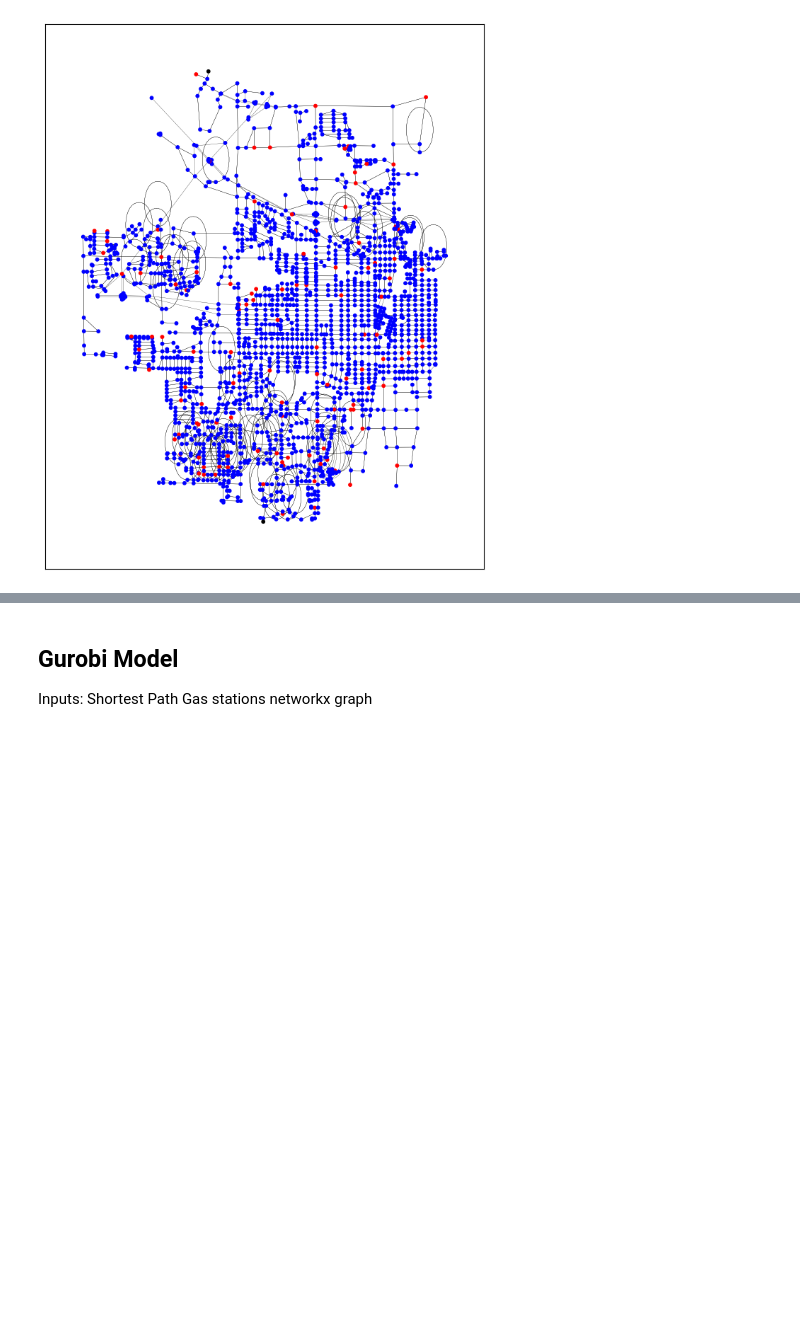
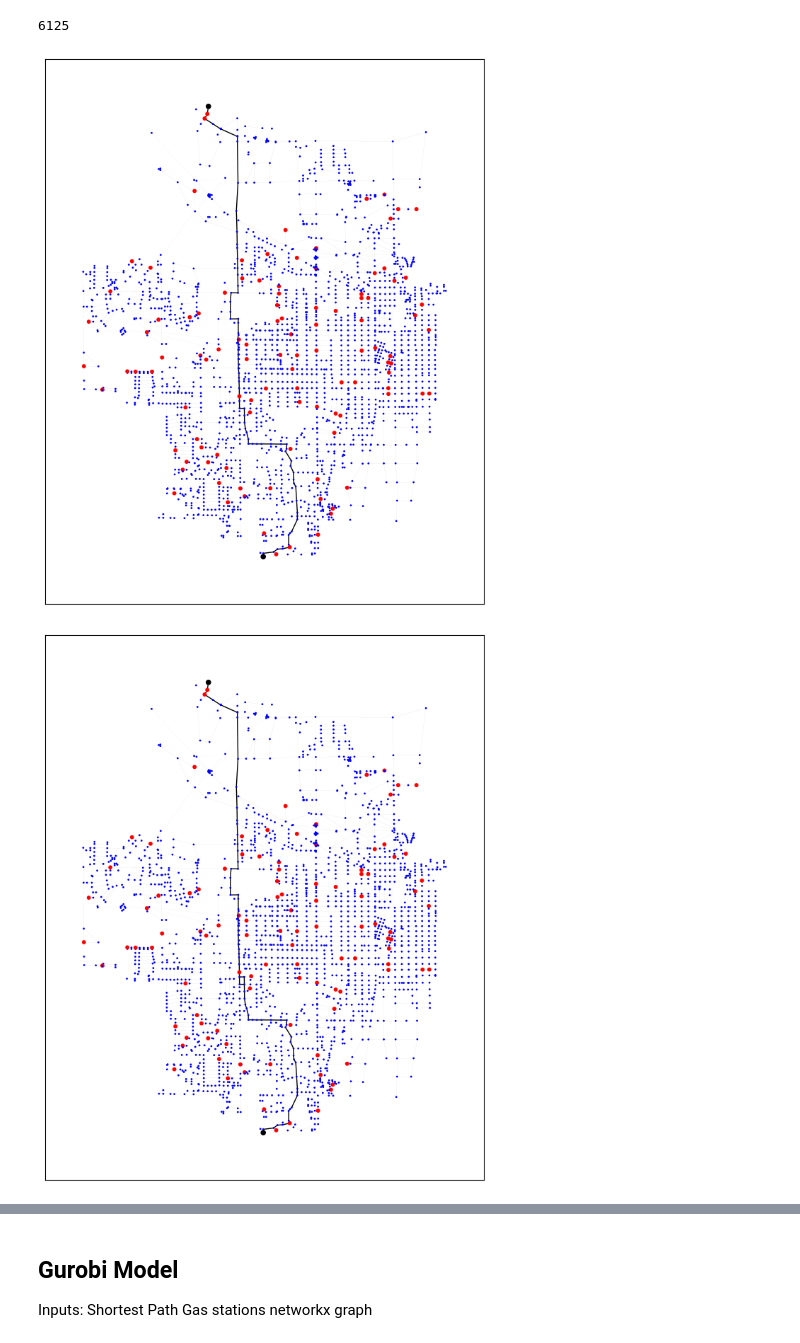
Before and after one commit to samiran-kawtikwar/Optimum-refueling, a Jupyter notebook: refuel.ipynb, the cells around one changed output, grey strips where cells are left out. Cells and saved outputs as stored; diff of their text form; code cells hidden in the pictures; blank space fills up the shorter version.

Commit message:
First attempt at k-shortest paths

```diff
--- a/refuel.ipynb
+++ b/refuel.ipynb
@@ -8,4 +19,13 @@ import pandas as pd
+# %%
+def myplot(G, pos, color, NodeSize, LineWidth):
+    plt.rcParams['figure.figsize'] = [8, 10]
+    nx.draw_networkx_nodes(G,pos,nodelist=G.nodes(data=False),node_size=NodeSize,node_color=color)
+    nx.draw_networkx_edges(G,pos,edgelist=G.edges(data=False),width=LineWidth,arrows=False)
+    # nx.draw_networkx_labels(G,pos,labels=label_list)
+    plt.show()
 # %%
+# place_name = 'Chicago, IL, USA'
 place_name = 'Champaign, IL, USA'
-G = ox.graph_from_place(place_name, network_type='drive')
-ox.plot_graph(G)
+H=ox.graph_from_place(place_name, network_type='drive')
+# H=ox.graph_from_place(place_name, custom_filter=['highway'])
+G = nx.DiGraph(H)
@@ -39,16 +67,35 @@ print(list(G.nodes())[0],list(G.nodes())[1],list(G.nodes())[len(G.nodes())-1])
-# %%
-# pos=nx.spring_layout(G)
-pd.options.display.float_format = '{:.2f}'.format
-pos={}
-coordinates = pd.DataFrame(columns=['ID','x','y'])
-for u, data in G.nodes(data=True):
-    pos[u]=(data['x'],data['y'])
-    coordinates.loc[len(coordinates.index)]=[int(u),data['x'],data['y']]
-coordinates.head()
-plt.rcParams['figure.figsize'] = [8, 10]
-nx.draw_networkx_nodes(G,pos,nodelist=G.nodes(data=False),node_size=10,node_color=color)
-nx.draw_networkx_edges(G,pos,edgelist=G.edges(data=False),width=0.2,arrows=False)
-# nx.draw_networkx_labels(G,pos,labels=label_list)
-plt.show()
-# %% [output]
-[figure, removed]
+# %%
+LineWidth={}
+itercount=0
+print(G.number_of_edges())
+edgelist=copy.deepcopy(G.edges())
+for u,v in edgelist:
+    itercount +=1
+    if u==v:
+        G.remove_edge(u,v)
+        continue
+    # LineWidth.extend([0.5])
+    if (u,v) in LineWidth.keys():
+        G.remove_edge(u,v)
+        continue
+    LineWidth[(u,v)]=0.01
+plist = list(LineWidth.values())
+# %% [output]
+6125
+# %%
+from itertools import islice
+def k_shortest_paths(G, source, target, k, weight='length'):
+    return list(
+        islice(nx.shortest_simple_paths(G, source, target, weight=weight), k)
+    )
+paths = k_shortest_paths(G, s, t, 5)
+# %%
+for path in paths:
+    for i in range(1,len(path)):
+        LineWidth[(path[i-1],path[i])]=1
+    plist = list(LineWidth.values())
+    myplot(G,pos,color, NodeSize, plist)
+    # print(path)
+# %% [output]
+[figure, added]
+[figure, added]
```
Also changed, not shown: parts of 12 cells of this notebook.
